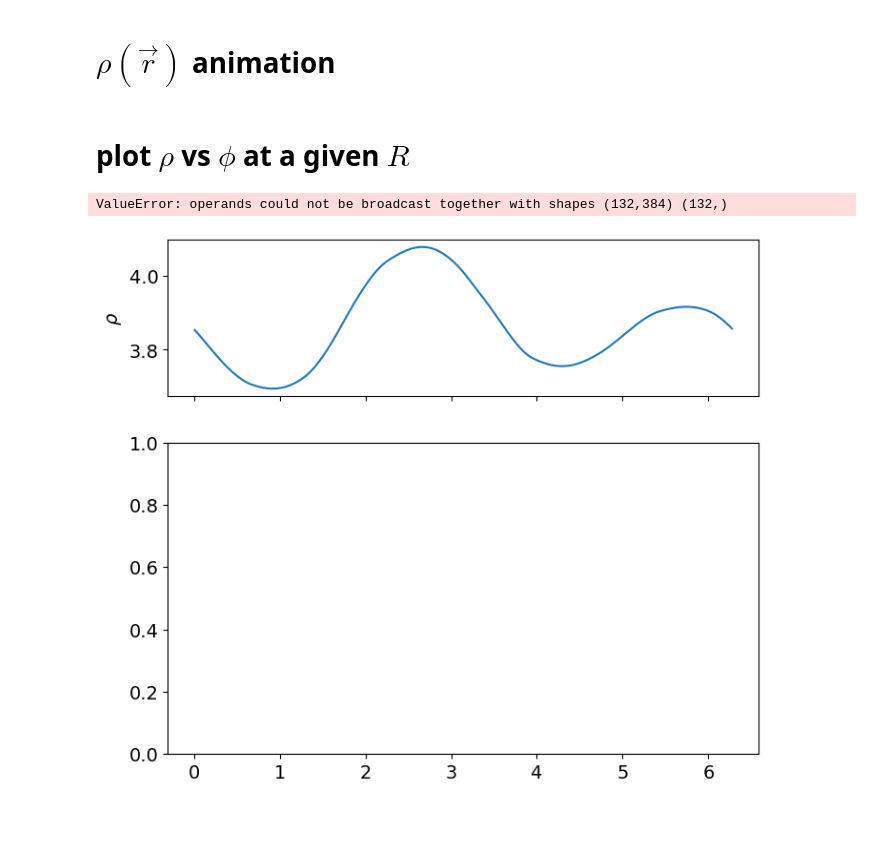
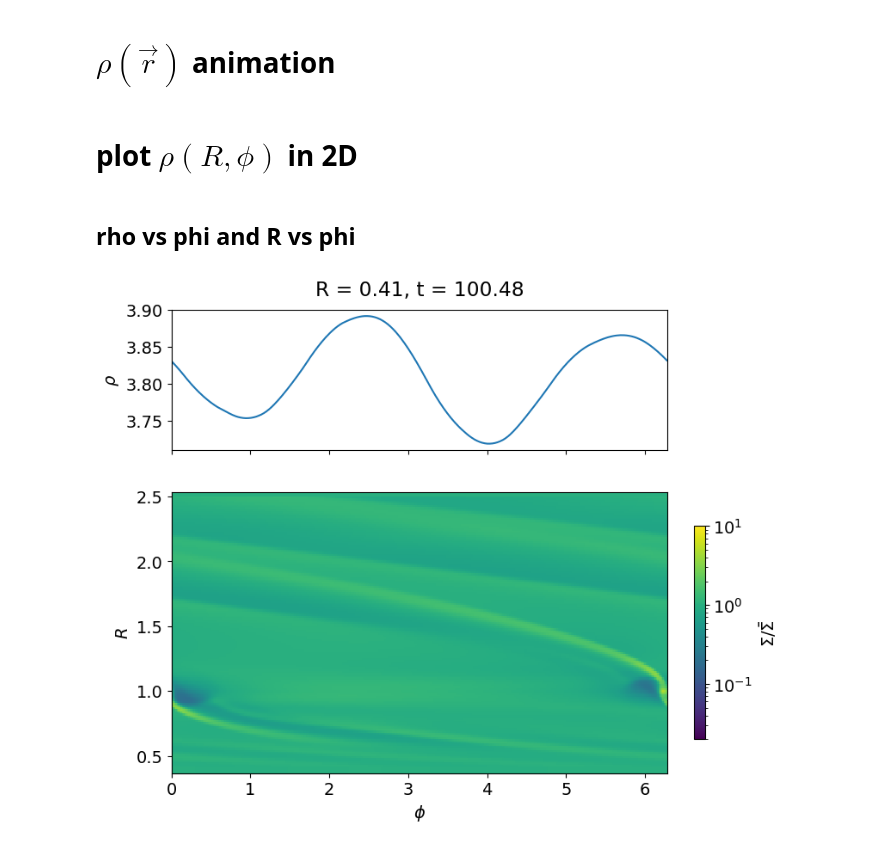
Before and after one commit to Jupiter1994/athena-warps, a Jupyter notebook: warped-disks/jiarus_diagnosis_2d.ipynb, the cells around one changed output. Saved outputs shown, nothing was run; the diff lists cells and outputs as text; code cells hidden in the pictures; blank space fills up the shorter version.

```diff
--- a/warped-disks/jiarus_diagnosis_2d.ipynb
+++ b/warped-disks/jiarus_diagnosis_2d.ipynb
@@ -385,7 +492,9 @@ for i, frame in enumerate(snapshot_plot):
 
 plt.show()
 # %% [markdown]
-# plot $\rho$ vs $\phi$ at a given $R$
+# plot $\rho(R,\phi)$ in 2D
+# %% [markdown]
+## rho vs phi and R vs phi
 # %%
 # TODO: plot density in xy-plane
 
@@ -406,15 +515,11 @@ for i, frame in enumerate(snapshot_plot):
     rad_3d, phi_3d = np.meshgrid(rad_app, phi_app, indexing='ij')
 
     #### Read Athena++ data: density or v_r values. ####
-    den = np.swapaxes(ath_data['vel1'],0,2)
-    if plot_rho:
-        den = np.swapaxes(ath_data['rho'],0,2)
+    den = np.swapaxes(ath_data['rho'],0,2)
 
     fig, axs = plt.subplots(2, figsize=(8,7), height_ratios=[1,2],
         sharex=True)
     fig.subplots_adjust(hspace=0.2)
-    #ax = fig.add_subplot()
-    #ax = fig.add_subplot(projection='polar')
 
     # index of r coord, eg r_ind=2 is r_in
     # if N_r=128, use r_ind=10 for 0.4 and 17 for 0.5
@@ -422,44 +527,44 @@ for i, frame in enumerate(snapshot_plot):
     axs[0].plot(phi_3d[r_ind, :], den[r_ind,2:-2,0])
     axs[0].set_ylabel(r"$\rho$")
 
-
     Sigma_integrand = den*d_phi
     Sigma_avg = np.sum(Sigma_integrand[:,2:-2,0],axis=1)/(2*np.pi)
 
-    kws = {'cmap': 'viridis', 'norm': mcolors.LogNorm(vmin=5e-1, vmax=5e0)}
-    c = axs[1].pcolormesh(phi_3d[:, :], rad_3d[:, :], den[:,2:-2,0]/Sigma_avg, **kws)
+    kws = {'cmap': 'viridis',# 'vmin': 10**(-1.7), 'vmax': 10**1, \
+           'norm': mcolors.LogNorm(vmin=10**(-1.7), vmax=10**1)}
+    c = axs[1].pcolormesh(phi_3d[:, :], rad_3d[:, :], \
+            den[:,2:-2,0]/Sigma_avg.reshape(len(Sigma_avg),1), **kws)
+
 
     #ax.plot(phi_3d[0,:], np.zeros(phi_3d[0,:].shape)+r_iwkz, color="red", label="r_iwkz")
     #ax.plot(phi_3d[0,:], np.zeros(phi_3d[0,:].shape)+r_owkz, color="red", label="r_owkz")
 
     #cbar_ax = fig.add_axes([0.85, 0.15, 0.05, 0.7])
-    label = r"$\rho$"
-    plt.colorbar(c, ax=axs[1], label=label, pad=.05, fraction=0.02)
+    label = r"$\Sigma/\bar{\Sigma}$"
+    plt.colorbar(c, ax=axs[1], label=label, pad=.05, fraction=0.02, **kws)
 
+    ## aligns the x-axis of the two plots
     pos = axs[0].get_position()
     pos2 = axs[1].get_position()
     axs[0].set_position([pos2.x0,pos.y0,pos2.width,pos.height])
 
     ## set axes
     axs[1].set_xlabel(r"$\phi$")
-
     #ax.set_ylim(0, 5)
     axs[1].set_ylabel(r"$R$")
     #ax.yaxis.tick_right()
-
     R = rad_3d[r_ind,0]
     axs[0].set_title("R = {R:.2f}, t = {t_sim:.2f}".format(R=R, t_sim=t_sim),\
             y=1.1, pad=0.05)
 
     #plt.legend(loc="upper left")
 
     save_fig = False
     if save_fig:
         plt.savefig("Figs/" + sim_name + "-rho-slice-R={R:.1f}.png".format(R=R))
 
     #plt.close()
 
 plt.show()
 # %% [output]
-ValueError: operands could not be broadcast together with shapes (132,384) (132,)
-[figure, old version]
+[figure, new version]
```
Also changed, not shown: parts of 6 cells of this notebook.
